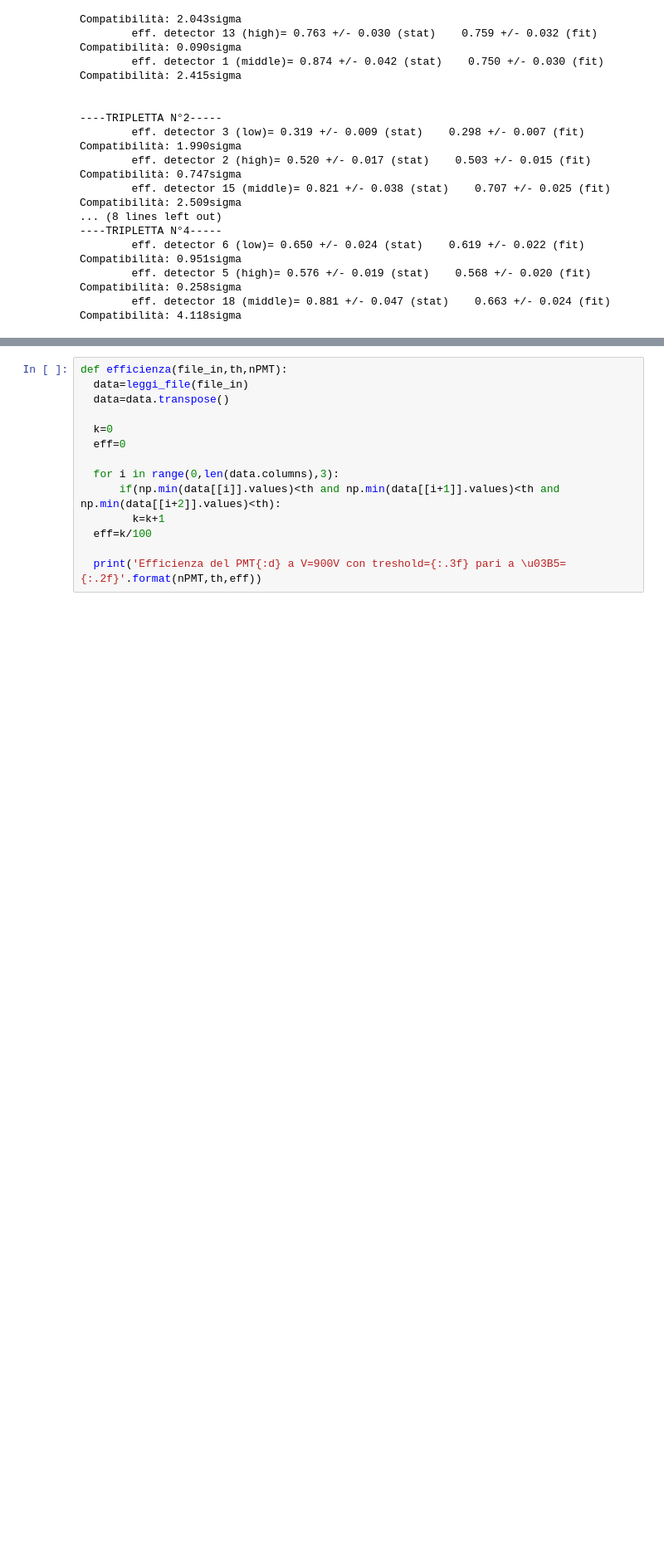
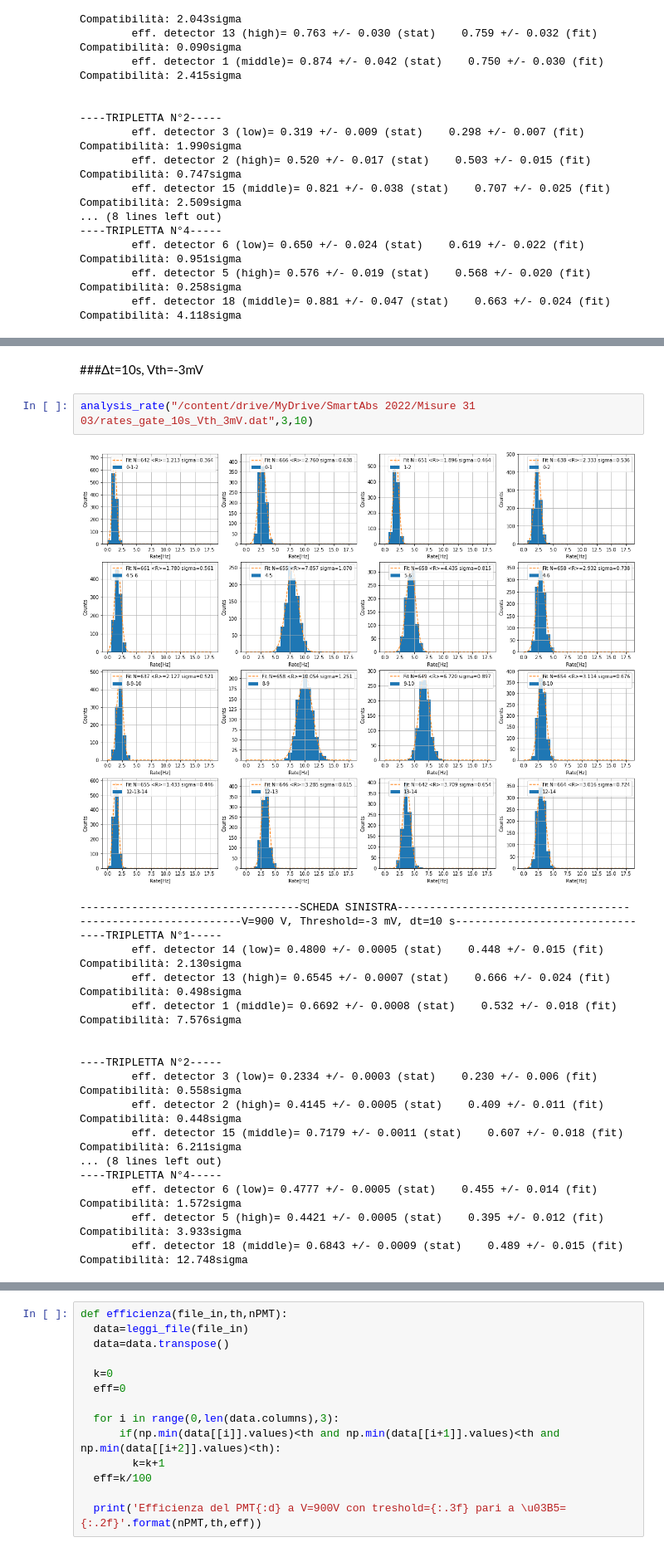
Before and after one commit to mattderri/LabII, a Jupyter notebook: SmartAbs.ipynb, the cells around one changed output, grey strips where cells are left out. Shown at 83% size. Cells and saved outputs as stored; diff of their text form; blank space fills up the shorter version.

```diff
--- a/SmartAbs.ipynb
+++ b/SmartAbs.ipynb
@@ -394,0 +508,23 @@ for i in range(0, 4):
+# %% [markdown]
+###Δt=10s, Vth=-3mV
+# %%
+analysis_rate("/content/drive/MyDrive/SmartAbs 2022/Misure 31 03/rates_gate_10s_Vth_3mV.dat",3,10)
+# %% [output]
+[figure, added]
+----------------------------------SCHEDA SINISTRA------------------------------------
+-------------------------V=900 V, Threshold=-3 mV, dt=10 s----------------------------
+----TRIPLETTA N°1-----
+        eff. detector 14 (low)= 0.4800 +/- 0.0005 (stat)    0.448 +/- 0.015 (fit)       Compatibilità: 2.130sigma
+        eff. detector 13 (high)= 0.6545 +/- 0.0007 (stat)    0.666 +/- 0.024 (fit)       Compatibilità: 0.498sigma
+        eff. detector 1 (middle)= 0.6692 +/- 0.0008 (stat)    0.532 +/- 0.018 (fit)       Compatibilità: 7.576sigma
+
+
+----TRIPLETTA N°2-----
+        eff. detector 3 (low)= 0.2334 +/- 0.0003 (stat)    0.230 +/- 0.006 (fit)       Compatibilità: 0.558sigma
+        eff. detector 2 (high)= 0.4145 +/- 0.0005 (stat)    0.409 +/- 0.011 (fit)       Compatibilità: 0.448sigma
+        eff. detector 15 (middle)= 0.7179 +/- 0.0011 (stat)    0.607 +/- 0.018 (fit)       Compatibilità: 6.211sigma
+... (8 lines left out)
+----TRIPLETTA N°4-----
+        eff. detector 6 (low)= 0.4777 +/- 0.0005 (stat)    0.455 +/- 0.014 (fit)       Compatibilità: 1.572sigma
+        eff. detector 5 (high)= 0.4421 +/- 0.0005 (stat)    0.395 +/- 0.012 (fit)       Compatibilità: 3.933sigma
+        eff. detector 18 (middle)= 0.6843 +/- 0.0009 (stat)    0.489 +/- 0.015 (fit)       Compatibilità: 12.748sigma
```
Also changed, not shown: parts of 48 cells of this notebook.
